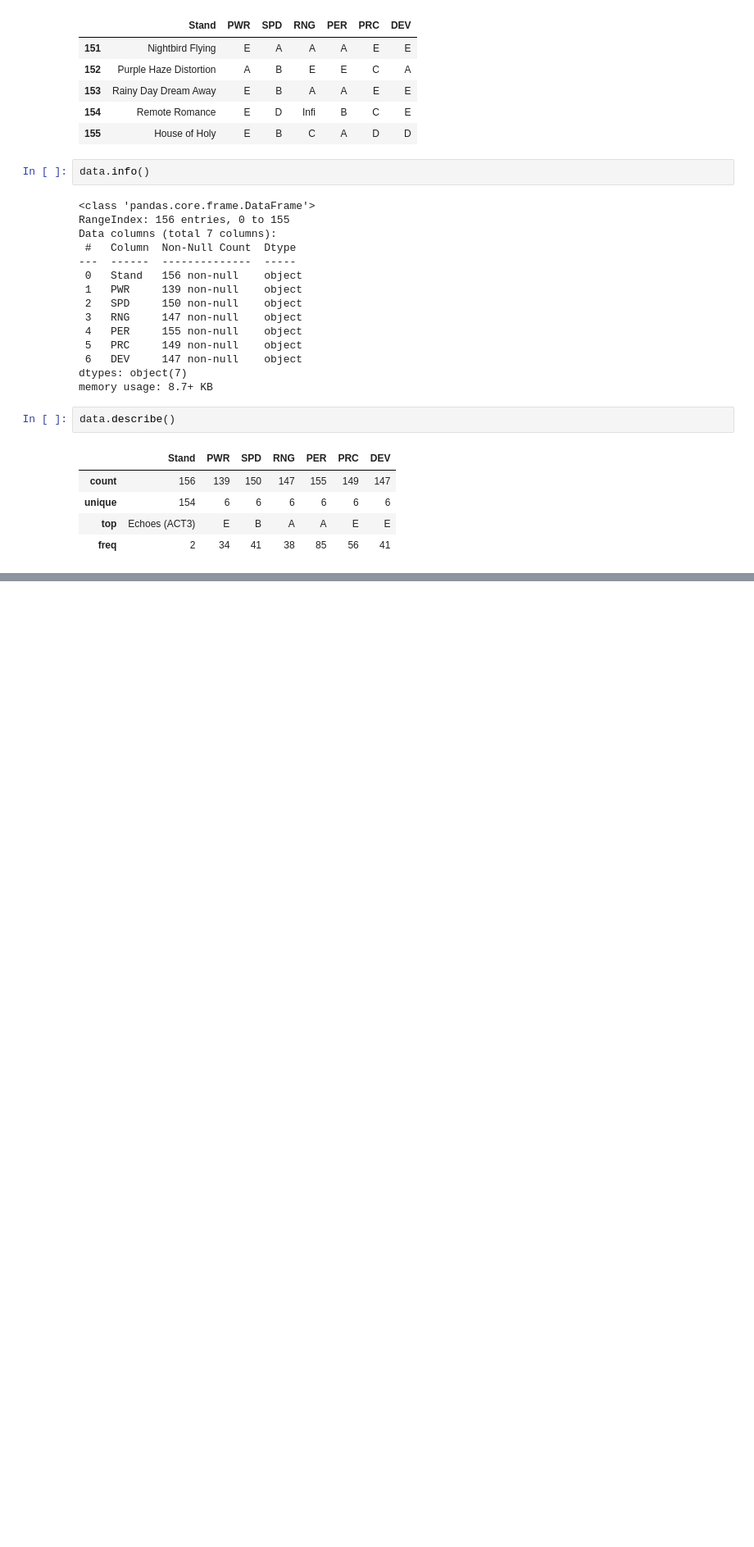
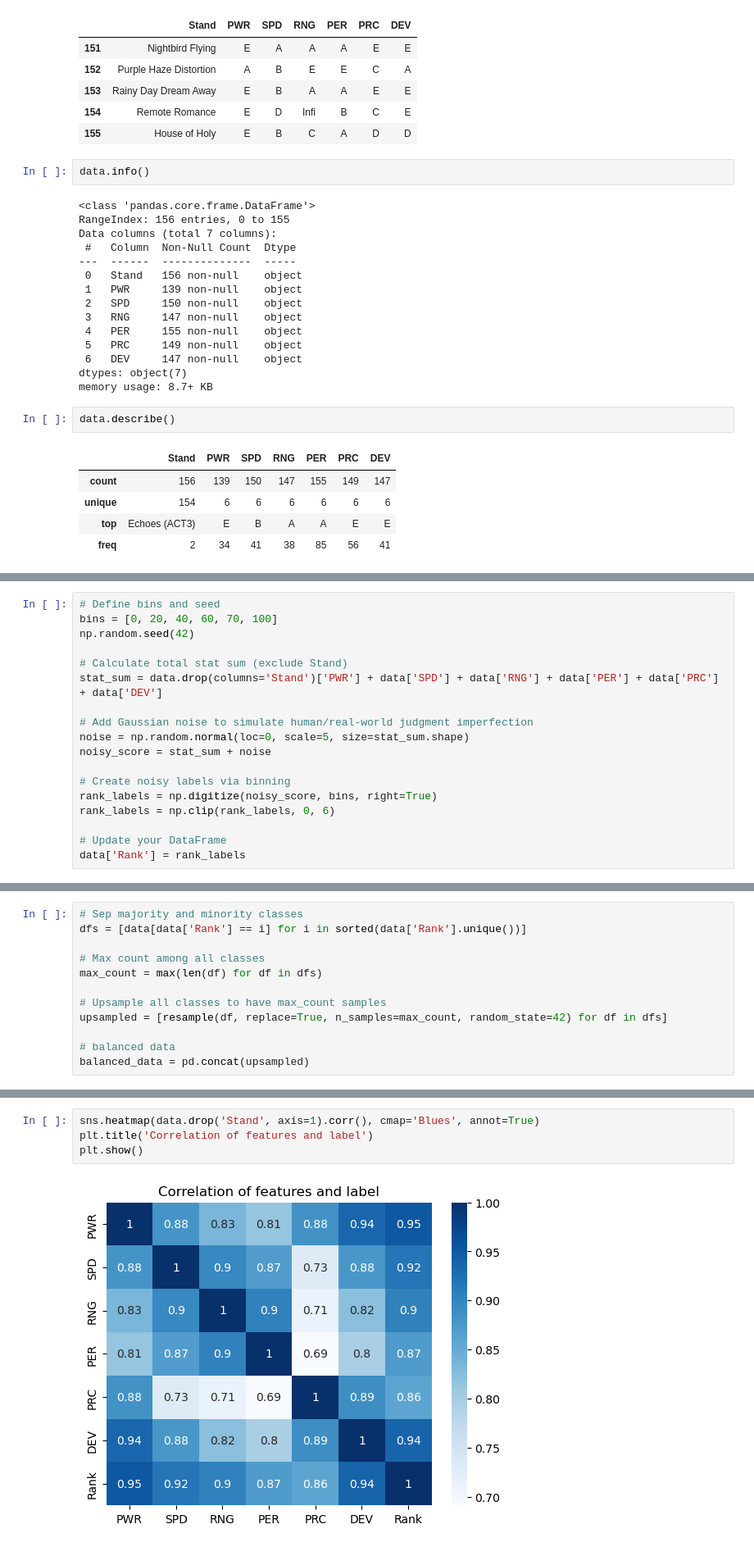
Before and after one commit to Epicmanpreet01/jojo-stand-ml, a Jupyter notebook: model.ipynb, the cells around one changed output, grey strips where cells are left out. Shown at 82% size. Drawn from its saved outputs; the diff is of its cells as text; blank space fills up the shorter version.

```diff
--- a/model.ipynb
+++ b/model.ipynb
@@ -58,0 +104,18 @@ data.describe()
+# %%
+# Define bins and seed
+bins = [0, 20, 40, 60, 70, 100]
+np.random.seed(42)
+
+# Calculate total stat sum (exclude Stand)
+stat_sum = data.drop(columns='Stand')['PWR'] + data['SPD'] + data['RNG'] + data['PER'] + data['PRC'] + data['DEV']
+
+# Add Gaussian noise to simulate human/real-world judgment imperfection
+noise = np.random.normal(loc=0, scale=5, size=stat_sum.shape)
+noisy_score = stat_sum + noise
+
+# Create noisy labels via binning
+rank_labels = np.digitize(noisy_score, bins, right=True)
+rank_labels = np.clip(rank_labels, 0, 6)
+
+# Update your DataFrame
+data['Rank'] = rank_labels
@@ -58,0 +155,12 @@ data.describe()
+# %%
+# Sep majority and minority classes
+dfs = [data[data['Rank'] == i] for i in sorted(data['Rank'].unique())]
+
+# Max count among all classes
+max_count = max(len(df) for df in dfs)
+
+# Upsample all classes to have max_count samples
+upsampled = [resample(df, replace=True, n_samples=max_count, random_state=42) for df in dfs]
+
+# balanced data
+balanced_data = pd.concat(upsampled)
@@ -58,0 +243,6 @@ data.describe()
+# %%
+sns.heatmap(data.drop('Stand', axis=1).corr(), cmap='Blues', annot=True)
+plt.title('Correlation of features and label')
+plt.show()
+# %% [output]
+[figure, added]
```
Also changed, not shown: parts of 31 cells of this notebook.
